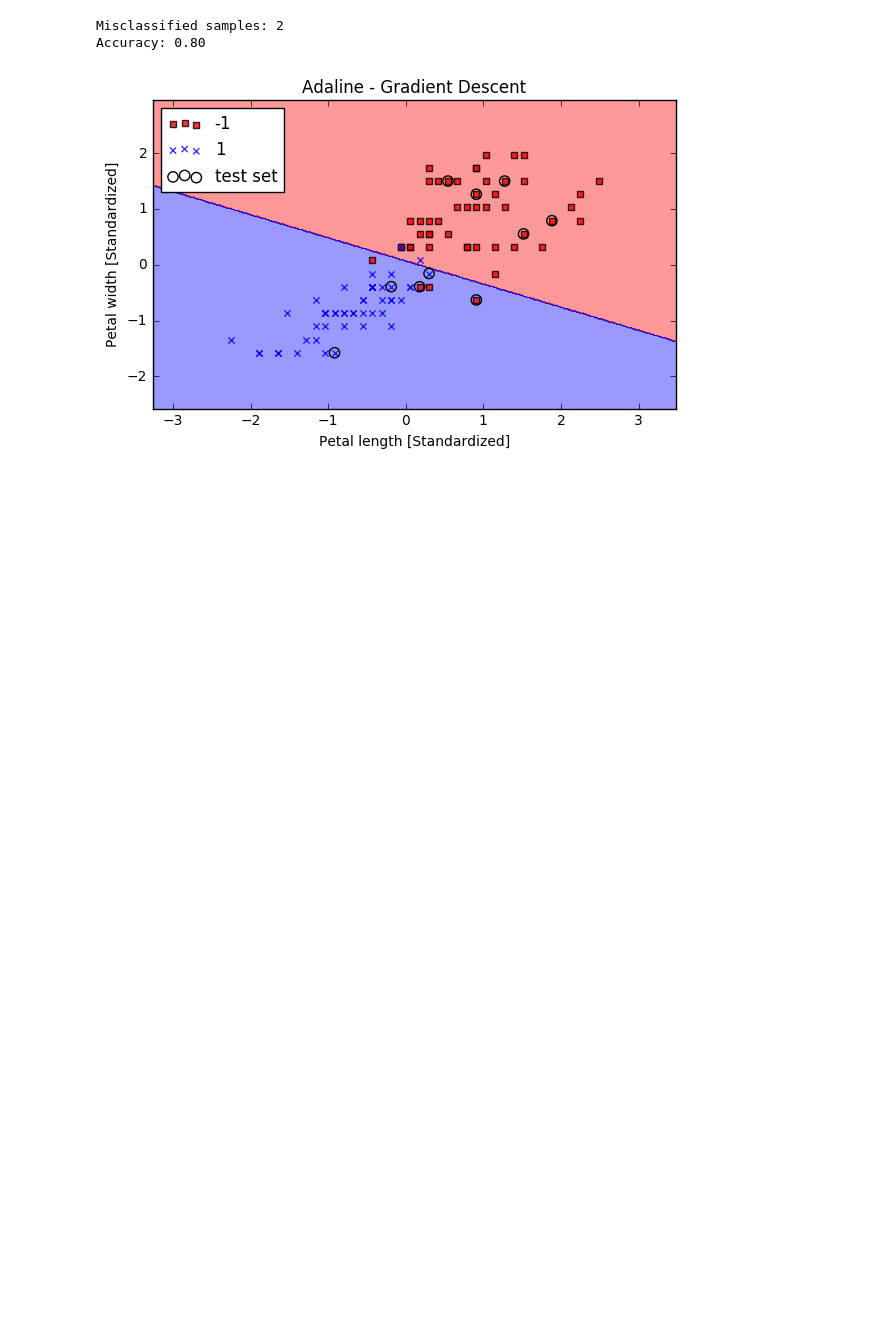
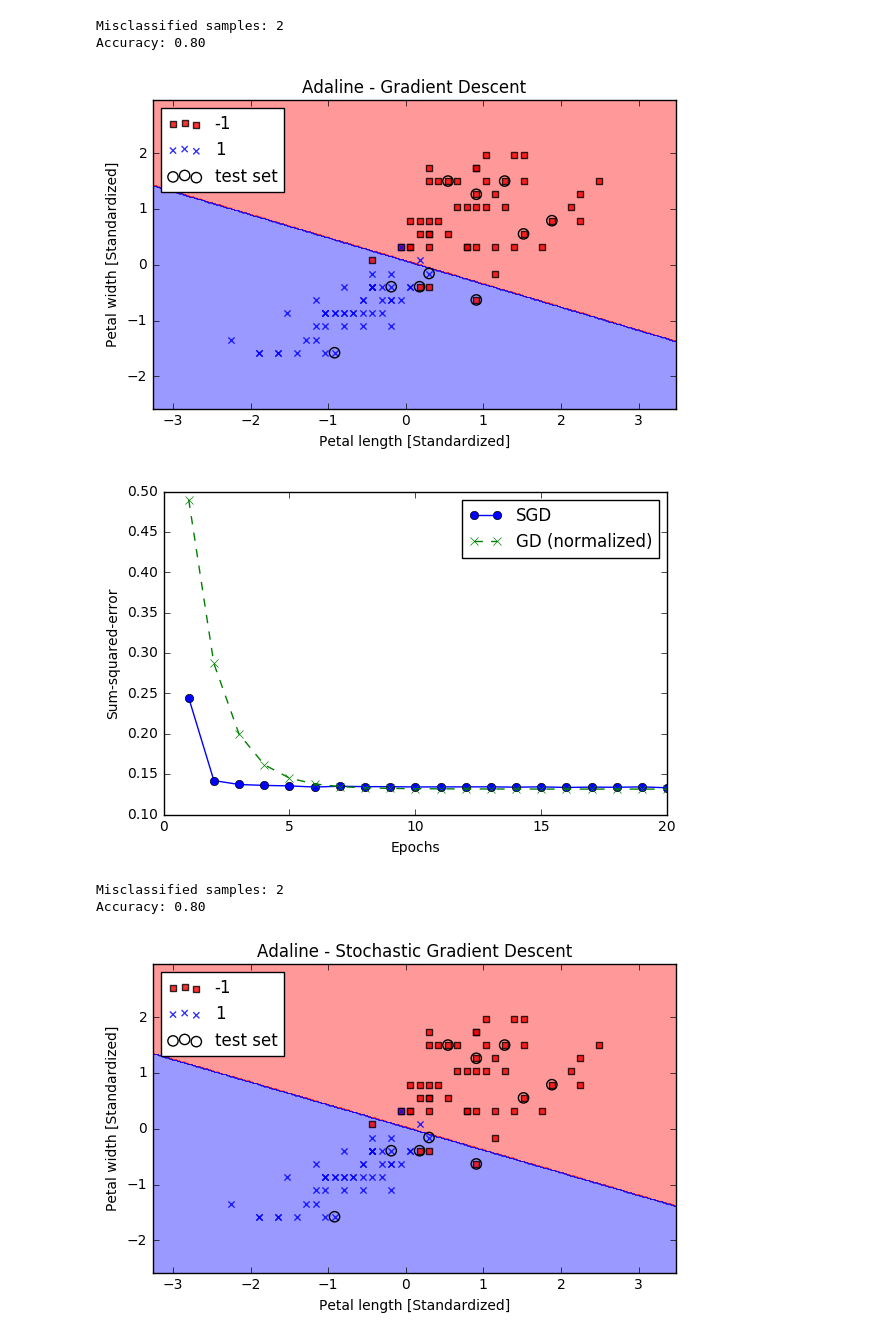
Before and after one commit to ChunChenLin/Large-Scale-Machine-Learning, a Jupyter notebook: Perceptron & Adaline.ipynb, the cells around one changed output. Saved outputs shown, nothing was run; the diff lists cells and outputs as text; code cells hidden in the pictures; blank space fills up the shorter version.

Commit message:
Implementing Adaline with SGD

```diff
--- a/Perceptron & Adaline.ipynb
+++ b/Perceptron & Adaline.ipynb
@@ -366,0 +469,41 @@ Accuracy: 0.80
+# %%
+adas = AdalineSGD(n_iter=20, eta=0.01, random_state=1)
+adas.fit(X_train_std, y_train)
+
+# cost values
+
+plt.plot(range(1, len(adas.cost_) + 1), adas.cost_,
+         marker='o', label='SGD')
+plt.plot(range(1, len(ada.cost_) + 1), np.array(ada.cost_) / len(y_train),
+         marker='x', linestyle='--', label='GD (normalized)')
+plt.xlabel('Epochs')
+plt.ylabel('Sum-squared-error')
+plt.legend(loc='upper right')
+
+plt.tight_layout()
+plt.savefig('./output/fig-adaline-sgd-cost.png', dpi=300)
+plt.show()
+
+# testing accuracy
+
+y_pred = adas.predict(X_test_std)
+print('Misclassified samples: %d' % (y_test != y_pred).sum())
+print('Accuracy: %.2f' % accuracy_score(y_test, y_pred))
+
+# plot decision boundary
+
+plot_decision_regions(X_combined_std, y_combined,
+                      classifier=adas, test_idx=range(len(y_train),
+                                                      len(y_train) + len(y_test)))
+plt.title('Adaline - Stochastic Gradient Descent')
+plt.xlabel('Petal length [Standardized]')
+plt.ylabel('Petal width [Standardized]')
+plt.legend(loc='upper left')
+plt.tight_layout()
+plt.savefig('./output/fig-adaline-sgd-boundary.png', dpi=300)
+plt.show()
+# %% [output]
+[figure, added]
+Misclassified samples: 2
+Accuracy: 0.80
+[figure, added]
```
Also changed, not shown: parts of 1 cell of this notebook.
